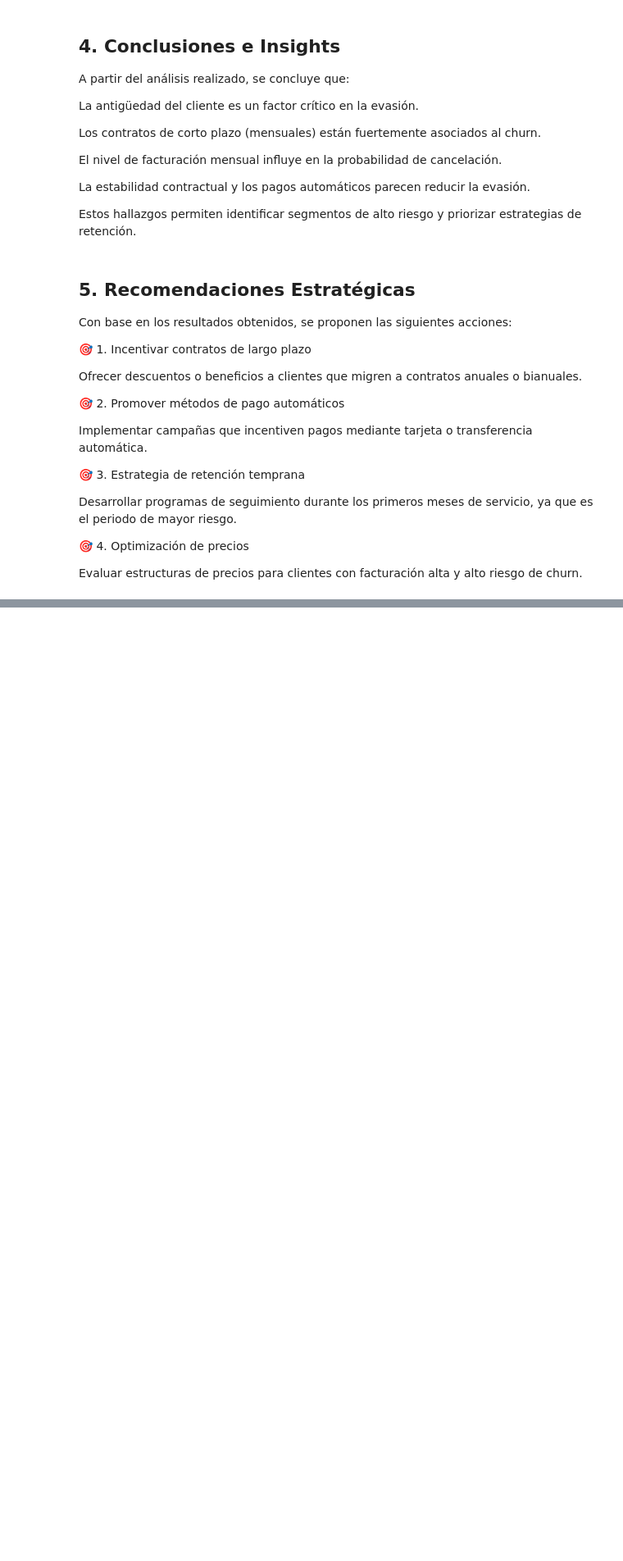
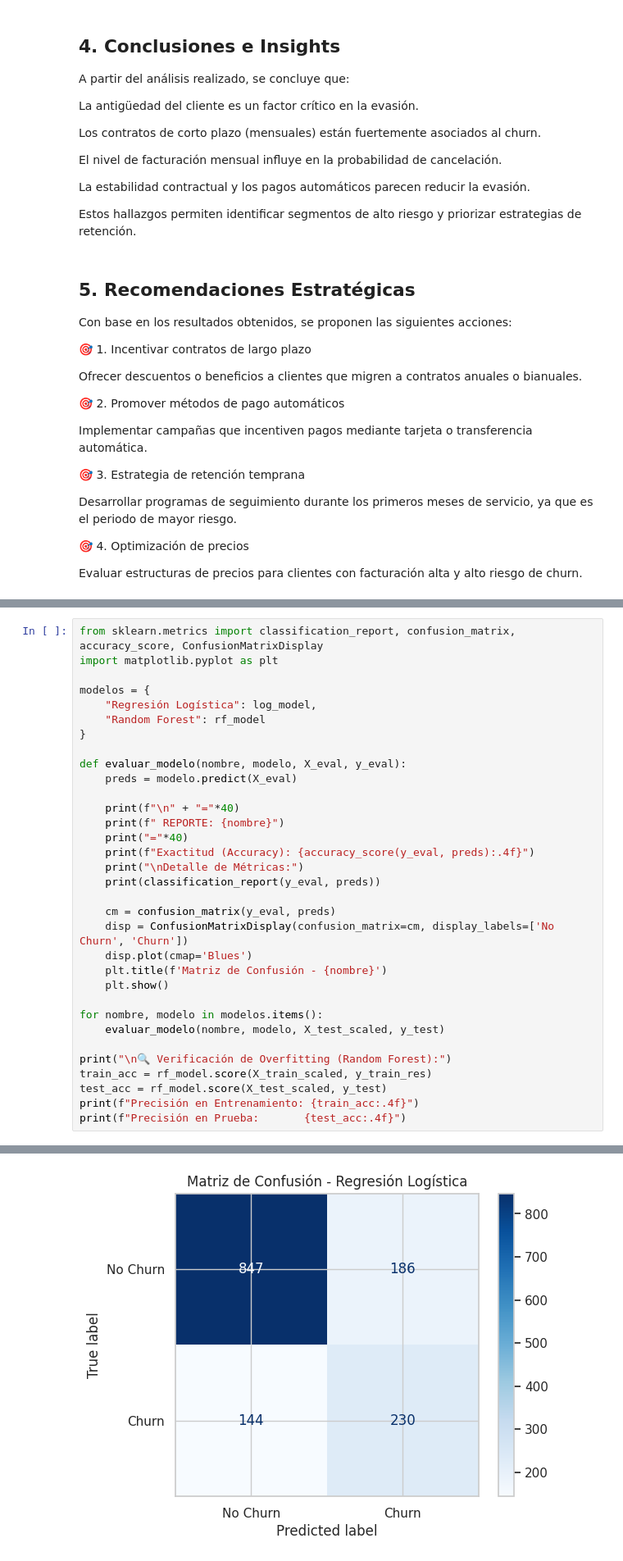
Before and after one commit to Druiz-leon/challenge2-data-science-LATAM, a Jupyter notebook: TelecomX_Challenge2.ipynb, the cells around one changed output, grey strips where cells are left out. Shown at 82% size. Drawn from its saved outputs; the diff is of its cells as text; blank space fills up the shorter version.

```diff
--- a/TelecomX_Challenge2.ipynb
+++ b/TelecomX_Challenge2.ipynb
@@ -849,0 +1068,34 @@ Evaluar estructuras de precios para clientes con facturación alta y alto riesgo
+# %%
+from sklearn.metrics import classification_report, confusion_matrix, accuracy_score, ConfusionMatrixDisplay
+import matplotlib.pyplot as plt
+
+modelos = {
+    "Regresión Logística": log_model,
+    "Random Forest": rf_model
+}
+
+def evaluar_modelo(nombre, modelo, X_eval, y_eval):
+    preds = modelo.predict(X_eval)
+
+    print(f"\n" + "="*40)
+    print(f" REPORTE: {nombre}")
+    print("="*40)
+    print(f"Exactitud (Accuracy): {accuracy_score(y_eval, preds):.4f}")
+    print("\nDetalle de Métricas:")
+    print(classification_report(y_eval, preds))
+
+    cm = confusion_matrix(y_eval, preds)
+    disp = ConfusionMatrixDisplay(confusion_matrix=cm, display_labels=['No Churn', 'Churn'])
+    disp.plot(cmap='Blues')
+    plt.title(f'Matriz de Confusión - {nombre}')
+    plt.show()
+
+for nombre, modelo in modelos.items():
+    evaluar_modelo(nombre, modelo, X_test_scaled, y_test)
+
+print("\n🔍 Verificación de Overfitting (Random Forest):")
+train_acc = rf_model.score(X_train_scaled, y_train_res)
+test_acc = rf_model.score(X_test_scaled, y_test)
+print(f"Precisión en Entrenamiento: {train_acc:.4f}")
+print(f"Precisión en Prueba:       {test_acc:.4f}")
+# %% [output]
@@ -849,0 +1116 @@ Evaluar estructuras de precios para clientes con facturación alta y alto riesgo
+[figure, added]
```
Also changed, not shown: parts of 12 cells of this notebook.
